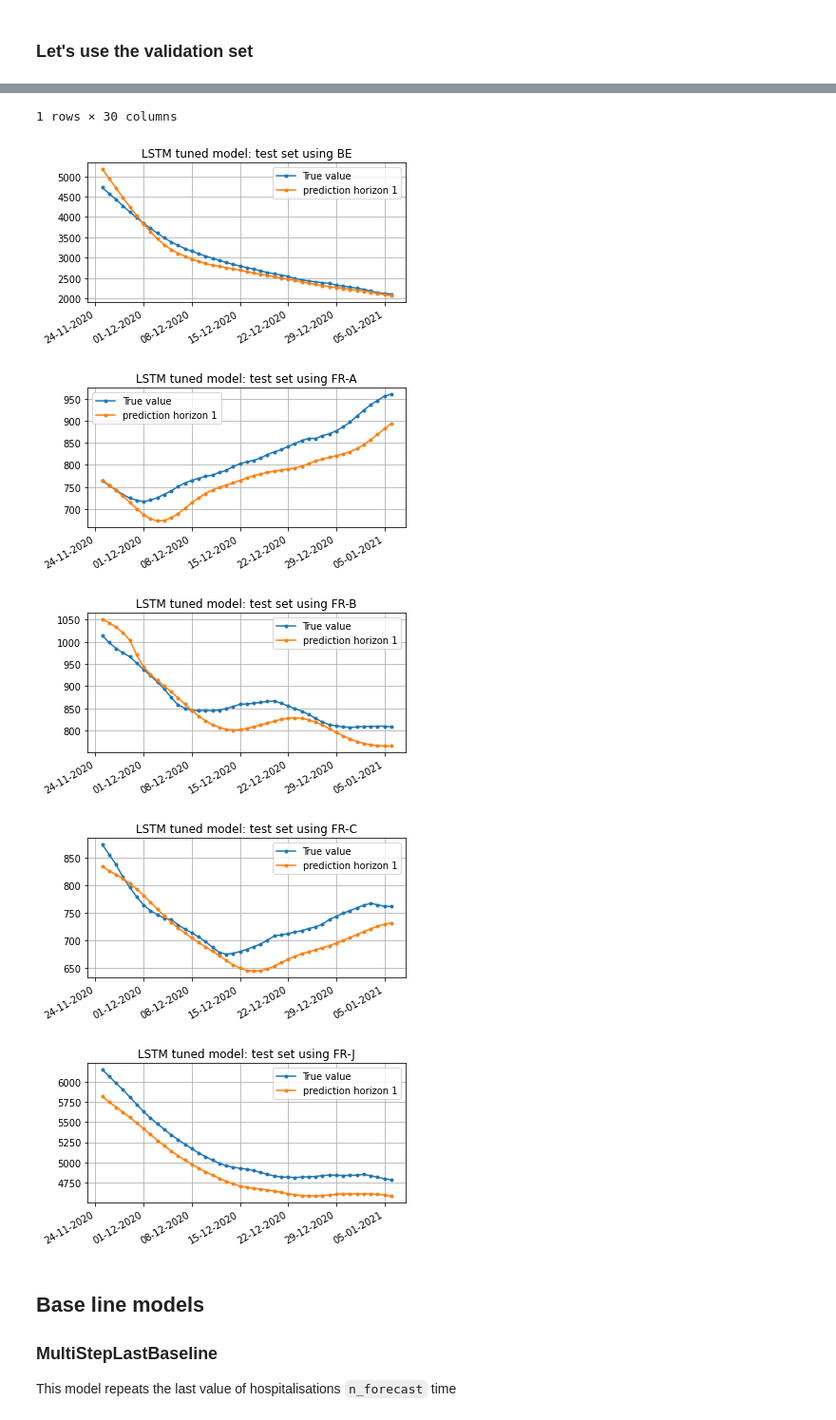
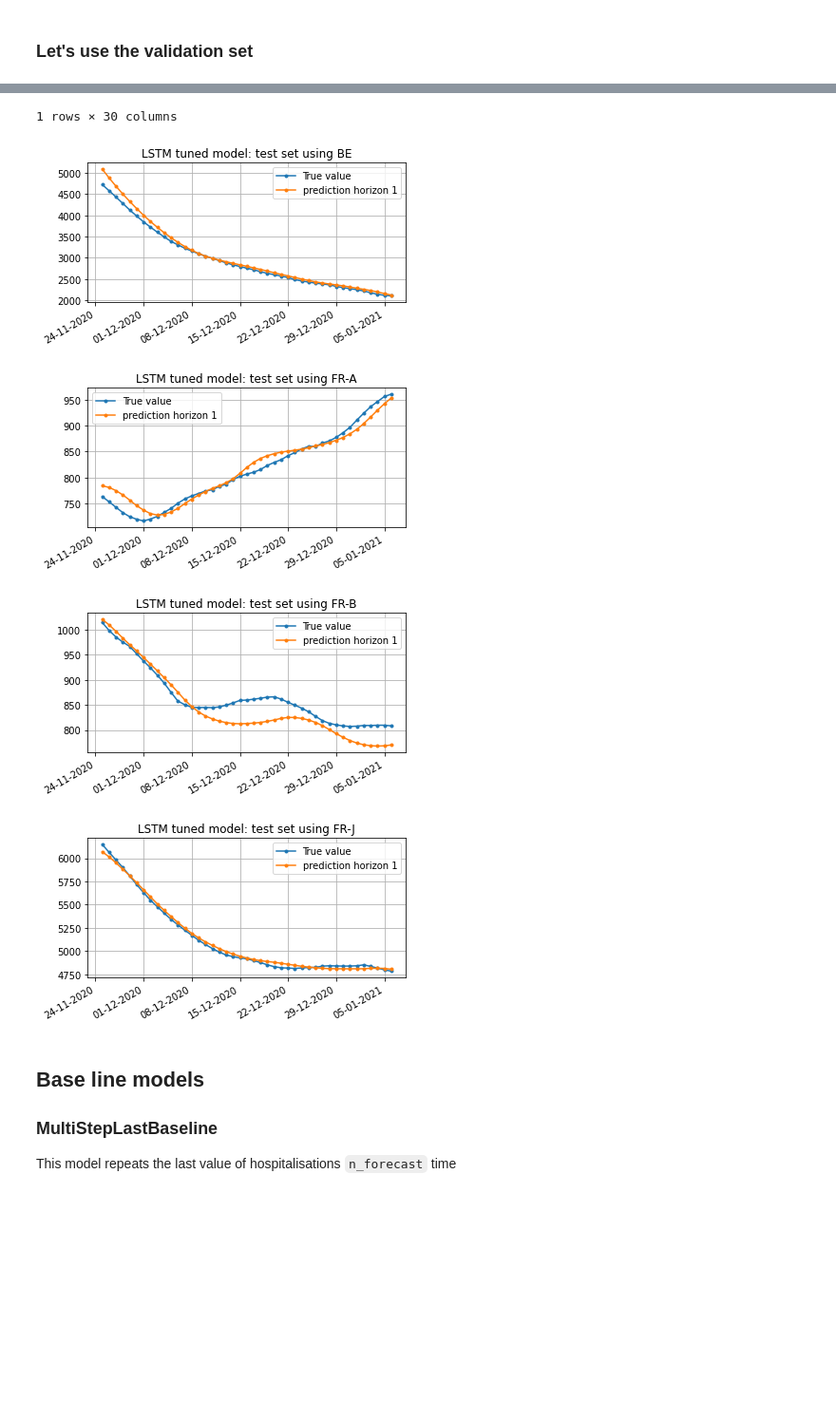
Before and after one commit to gerardmargaux/CovidThesis, a Jupyter notebook: src/LSTM.ipynb, the cells around one changed output, grey strips where cells are left out. Shown at 95% size. Drawn from its saved outputs; the diff is of its cells as text; code cells hidden in the pictures; blank space fills up the shorter version.

Commit message:
last results of the model

```diff
--- a/src/LSTM.ipynb
+++ b/src/LSTM.ipynb
@@ -30,8 +30,8 @@ load hospitalisations and trends for Belgium and France
 # %%
 # topics considered
 list_topics = {
-    #'Fièvre': '/m/0cjf0',
-    #'Mal de gorge': '/m/0b76bty',
+    'Fièvre': '/m/0cjf0',
+    'Mal de gorge': '/m/0b76bty',
     #'Dyspnée': '/m/01cdt5',
     #'Agueusie': '/m/05sfr2',
     #'Anosmie': '/m/0m7pl',
@@ -39,7 +39,7 @@ list_topics = {
     #'Virus': '/m/0g9pc',
     #'Température corporelle humaine': '/g/1213j0cz',
     #'Épidémie': '/m/0hn9s',
-    #'Symptôme': '/m/01b_06',
+    'Symptôme': '/m/01b_06',
     #'Thermomètre': '/m/07mf1',
     #'Grippe espagnole': '/m/01c751',
     #'Paracétamol': '/m/0lbt3',
@@ -59,7 +59,7 @@ geocodes = {
     'BE': "Belgique",
     'FR-A': "Alsace-Champagne-Ardenne-Lorraine",
     'FR-B': "Aquitaine-Limousin-Poitou-Charentes",
-    'FR-C': "Auvergne-Rhône-Alpes",
+    #'FR-C': "Auvergne-Rhône-Alpes",
     'FR-J': 'Ile-de-France'
 }
 # %% [markdown]
@@ -869,10 +869,12 @@ def error_set(models, points, plot=False, mode='train'):
 ### Let's use the validation set
 # %%
 import keras.backend as K
+
+weights_loss = np.array([1/x for x in range(1, n_forecast+1)])
 def custom_loss_function(y_true, y_pred):
-    extra = y_true[:, 1:]
-    print(extra)
-    return K.sum(K.abs(y_true - y_pred))**2
+    y_true = y_true * weights_loss
+    y_pred = y_pred * weights_loss
+    return tf.keras.losses.mean_squared_error(y_true, y_pred)
 
 def run_model(x_train, y_train, x_val, y_val, p):
     model = Sequential()
@@ -886,7 +888,7 @@ def run_model(x_train, y_train, x_val, y_val, p):
                         activation=p['activation']))
     LSTMModel = model
 
-    model.compile(loss=p["losses"], optimizer=p["optimizer"], metrics=['mae', 'mse'])
+    model.compile(loss=p["losses"], optimizer=p["optimizer"], metrics=['mse', 'mae', tf.keras.metrics.RootMeanSquaredError()])
     history = model.fit(train_generator(), steps_per_epoch=len(train_datapoints), epochs=p["epochs"],
                         verbose=0, shuffle=False,
                         validation_data=validation_generator(), validation_steps=len(valid_datapoints))
@@ -894,12 +896,12 @@ def run_model(x_train, y_train, x_val, y_val, p):
     return history, model
 
 
-p = {'activation':['relu'],
-     'reg': [lambda x: regularizers.l2(l=x), lambda x: regularizers.l1(l=x), lambda x: None],
-     'regw': [1e-4, 5e-4, 1e-3],
-     'optimizer': ['Adam'],
-     'losses': ['mae', 'mse'],
-     'epochs': [5000, 7000, 10000],
+p = {'activation':['relu', 'elu'],
+     'reg': [lambda x: regularizers.l1(l=x), lambda x: None],
+     'regw': [5e-4, 1e-3],
+     'optimizer': ['Adam', 'RMSprop'],
+     'losses': ['mse', 'mae', custom_loss_function],
+     'epochs': [5000, 7500, 10000],
      'dropout': [0, 0.1, 0.2],
      'recurrent_dropout': [0, 0.1, 0.2]
 }
@@ -934,5 +948,5 @@ VAL MSE 0.027700722217559814
 # %%
-best_model = scan_object.best_model('val_mse', asc=True)
+best_model = scan_object.best_model('val_root_mean_squared_error', asc=True)
 error_set({'LSTM tuned': best_model}, test_datapoints, plot=True, mode='test')
 # %% [output]
 BE
@@ -946,9 +959,8 @@ FR-J
 1 rows × 30 columns
-[figure, old version]
+[figure, new version]
-[figure, old version]
+[figure, new version]
-[figure, old version]
+[figure, new version]
-[figure, old version]
+[figure, new version]
-[figure, removed]
 # %% [markdown]
 ## Base line models
 ### MultiStepLastBaseline
```
Also changed, not shown: parts of 14 cells of this notebook.
